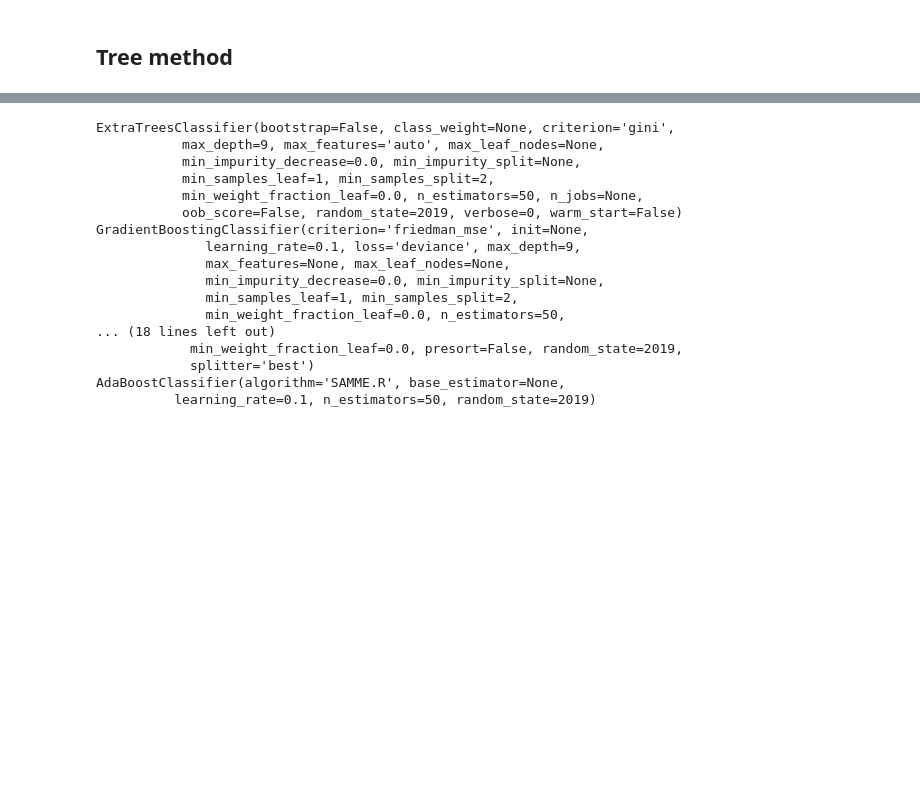
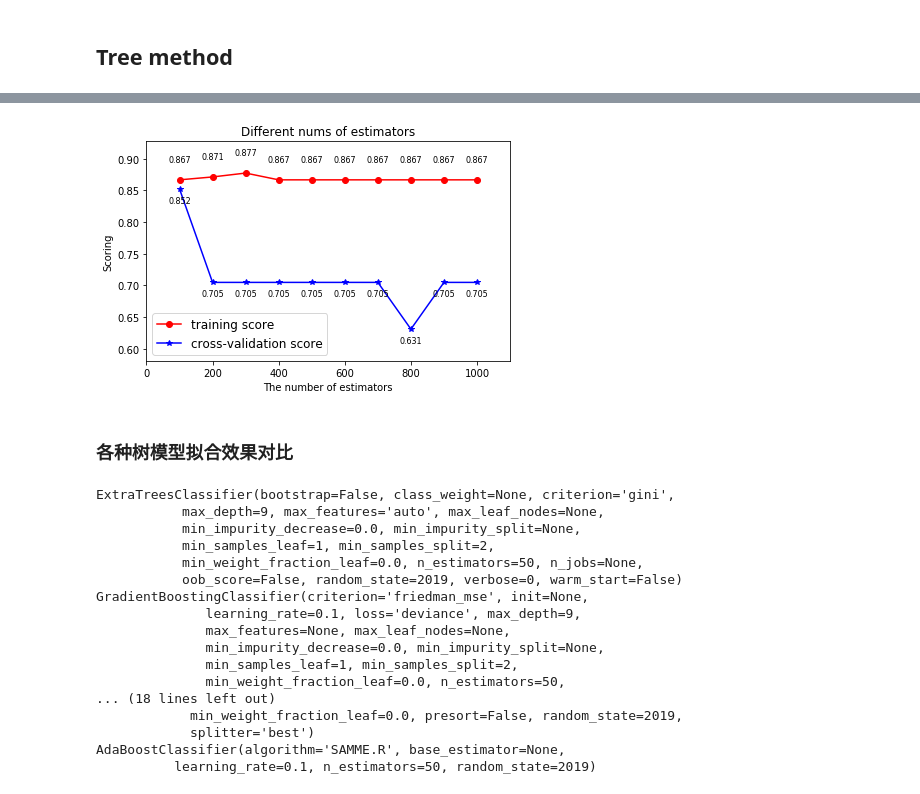
Before and after one commit to troywu666/Airbnb_data_analyse, a Jupyter notebook: 订房预测.ipynb, the cells around one changed output, grey strips where cells are left out. Saved outputs shown, nothing was run; the diff lists cells and outputs as text; code cells hidden in the pictures; blank space fills up the shorter version.

```diff
--- a/订房预测.ipynb
+++ b/订房预测.ipynb
@@ -1118,3 +1199,21 @@ plt.tight_layout()
+# %%
+plt.plot(num_estimators,train_score,'ro-',label='training score')
+plt.plot(num_estimators,cv_score,'b*-',label='cross-validation score')
+plt.xlabel('The number of estimators')
+plt.ylabel('Scoring')
+plt.xlim(np.min(num_estimators)-100,np.max(num_estimators)+100)
+plt.ylim(np.min(cv_score)-0.05,np.max(train_score)+0.05)
+plt.title('Different nums of estimators')
+plt.legend(loc='best',fontsize=12)
+for a,b in zip(num_estimators,train_score):
+    plt.text(a,b+0.025,'%.3f'%(b),ha='center',va='bottom',fontsize=8)
+for a,b in zip(num_estimators,cv_score):
+    plt.text(a,b-0.025,'%.3f'%(b),ha='center',va='bottom',fontsize=8)
+plt.tight_layout()
+# %% [output]
+[figure, added]
+# %% [markdown]
+### 各种树模型拟合效果对比
 # %%
 from sklearn.ensemble import AdaBoostClassifier,GradientBoostingClassifier,ExtraTreesClassifier,RandomForestClassifier,BaggingClassifier
 from sklearn.tree import DecisionTreeClassifier
```
Also changed, not shown: parts of 10 cells of this notebook, 1 other file.
